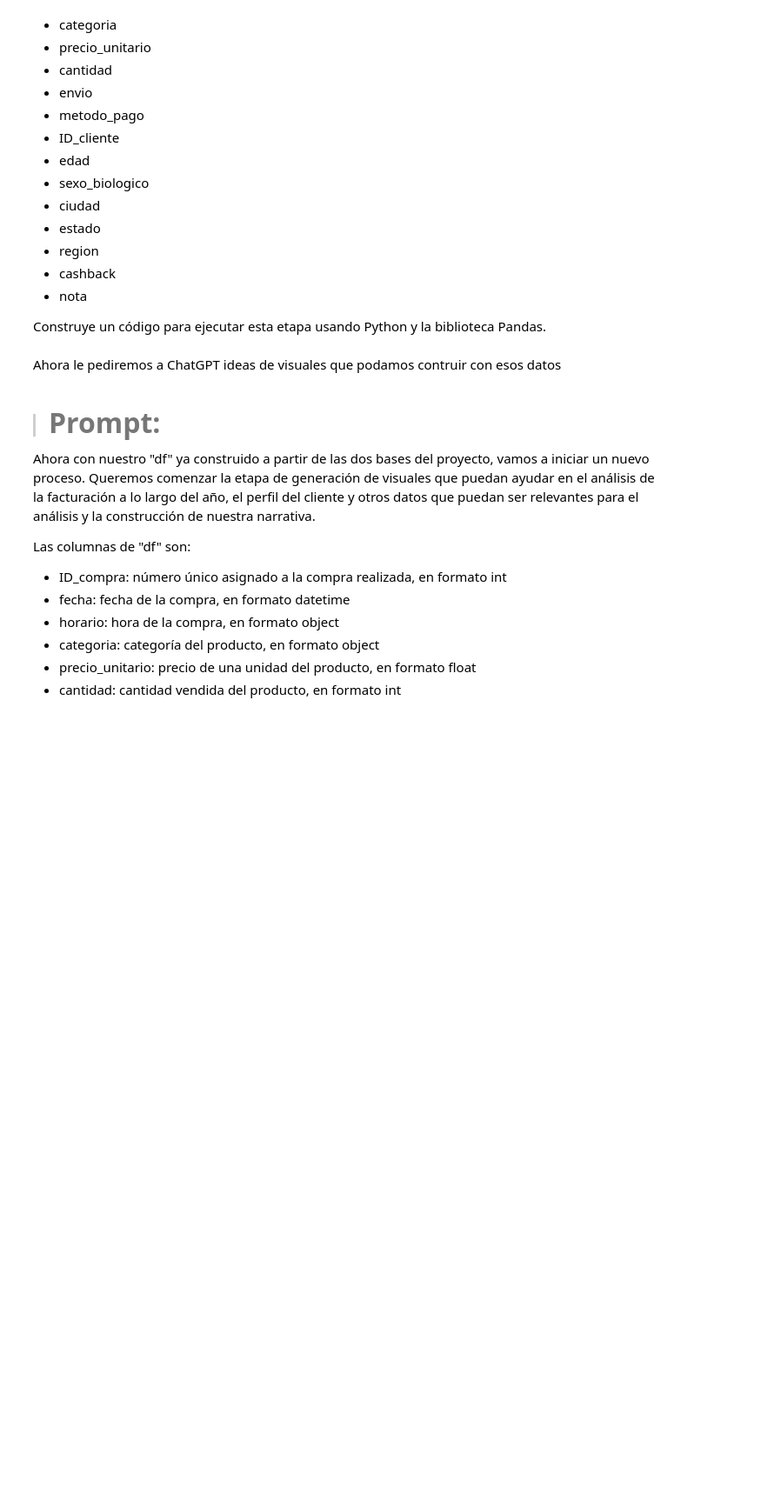
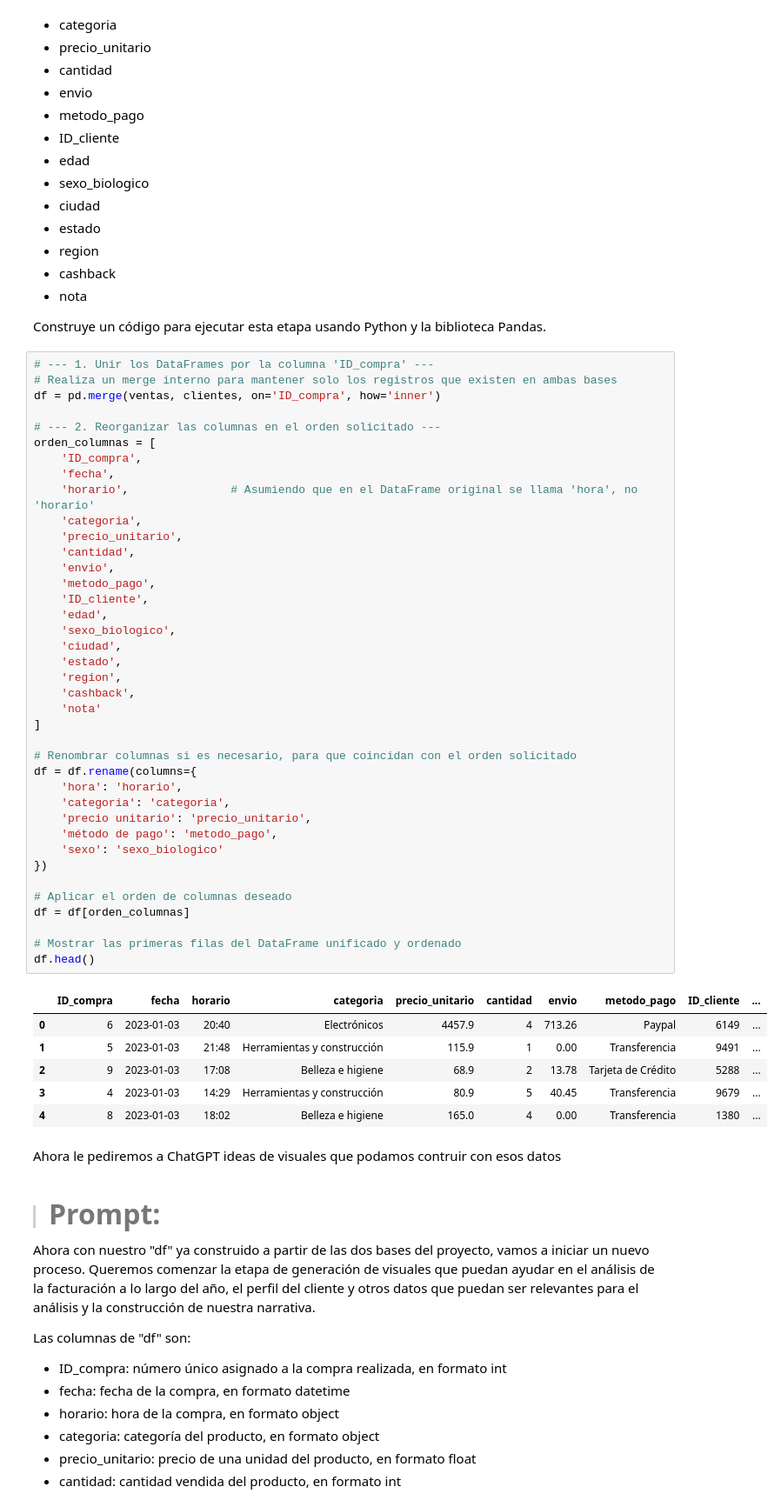
Before and after one commit to DanielRaiicHu/IA_aplicada_a_ciencia_de_datos, a Jupyter notebook: IA_aplicada_a_ciencia_de_datos.ipynb, the cells around one changed output. Shown: that part at 87% size. Cells and saved outputs as stored; diff of their text form; blank space fills up the shorter version.

```diff
--- a/IA_aplicada_a_ciencia_de_datos.ipynb
+++ b/IA_aplicada_a_ciencia_de_datos.ipynb
@@ -555,6 +555,52 @@ Ahora vamos a unir las dos bases de nuestro proyecto en una sola utilizando como
 * nota
 
 Construye un código para ejecutar esta etapa usando Python y la biblioteca Pandas.
+# %%
+# --- 1. Unir los DataFrames por la columna 'ID_compra' ---
+# Realiza un merge interno para mantener solo los registros que existen en ambas bases
+df = pd.merge(ventas, clientes, on='ID_compra', how='inner')
+
+# --- 2. Reorganizar las columnas en el orden solicitado ---
+orden_columnas = [
+    'ID_compra',
+    'fecha',
+    'horario',               # Asumiendo que en el DataFrame original se llama 'hora', no 'horario'
+    'categoria',
+    'precio_unitario',
+    'cantidad',
+    'envio',
+    'metodo_pago',
+    'ID_cliente',
+    'edad',
+    'sexo_biologico',
+    'ciudad',
+    'estado',
+    'region',
+    'cashback',
+    'nota'
+]
+
+# Renombrar columnas si es necesario, para que coincidan con el orden solicitado
+df = df.rename(columns={
+    'hora': 'horario',
+    'categoria': 'categoria',
+    'precio unitario': 'precio_unitario',
+    'método de pago': 'metodo_pago',
+    'sexo': 'sexo_biologico'
+})
+
+# Aplicar el orden de columnas deseado
+df = df[orden_columnas]
+
+# Mostrar las primeras filas del DataFrame unificado y ordenado
+df.head()
+# %% [output]
+|  | ID_compra | fecha | horario | categoria | precio_unitario | cantidad | envio | metodo_pago | ID_cliente | ... |
+| 0 | 6 | 2023-01-03 | 20:40 | Electrónicos | 4457.9 | 4 | 713.26 | Paypal | 6149 | ... |
+| 1 | 5 | 2023-01-03 | 21:48 | Herramientas y construcción | 115.9 | 1 | 0.00 | Transferencia | 9491 | ... |
+| 2 | 9 | 2023-01-03 | 17:08 | Belleza e higiene | 68.9 | 2 | 13.78 | Tarjeta de Crédito | 5288 | ... |
+| 3 | 4 | 2023-01-03 | 14:29 | Herramientas y construcción | 80.9 | 5 | 40.45 | Transferencia | 9679 | ... |
+| 4 | 8 | 2023-01-03 | 18:02 | Belleza e higiene | 165.0 | 4 | 0.00 | Transferencia | 1380 | ... |
 # %% [markdown]
 Ahora le pediremos a ChatGPT ideas de visuales que podamos contruir con esos datos
 # %% [markdown]
```
Also changed, not shown: parts of 22 cells of this notebook.
